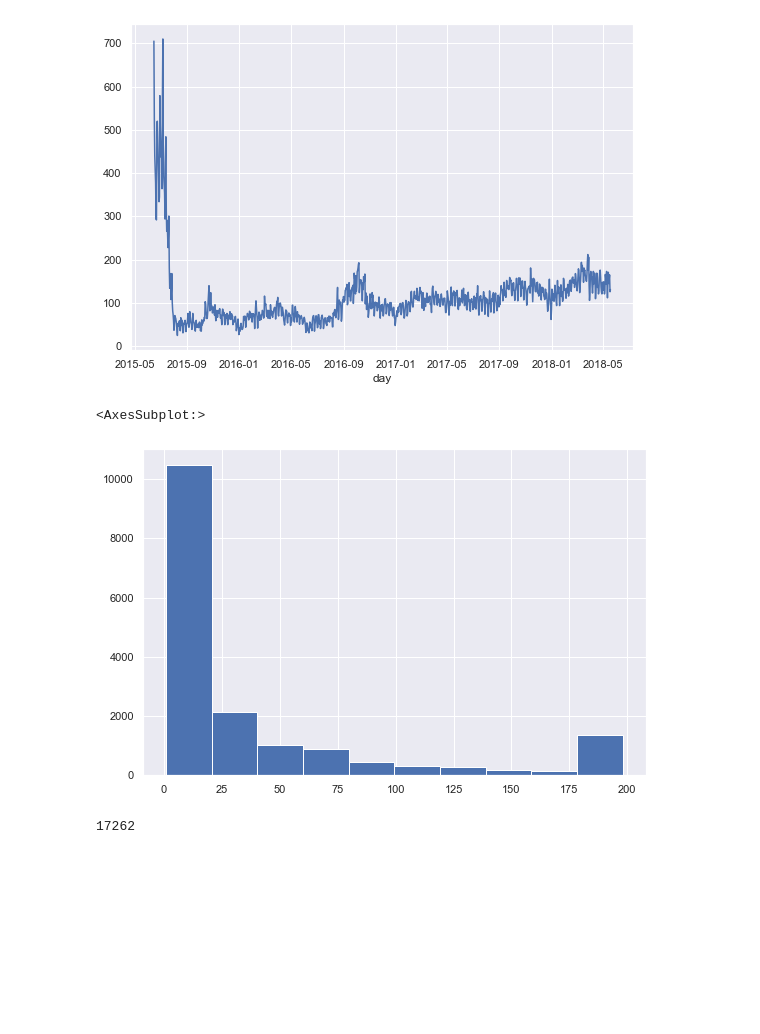
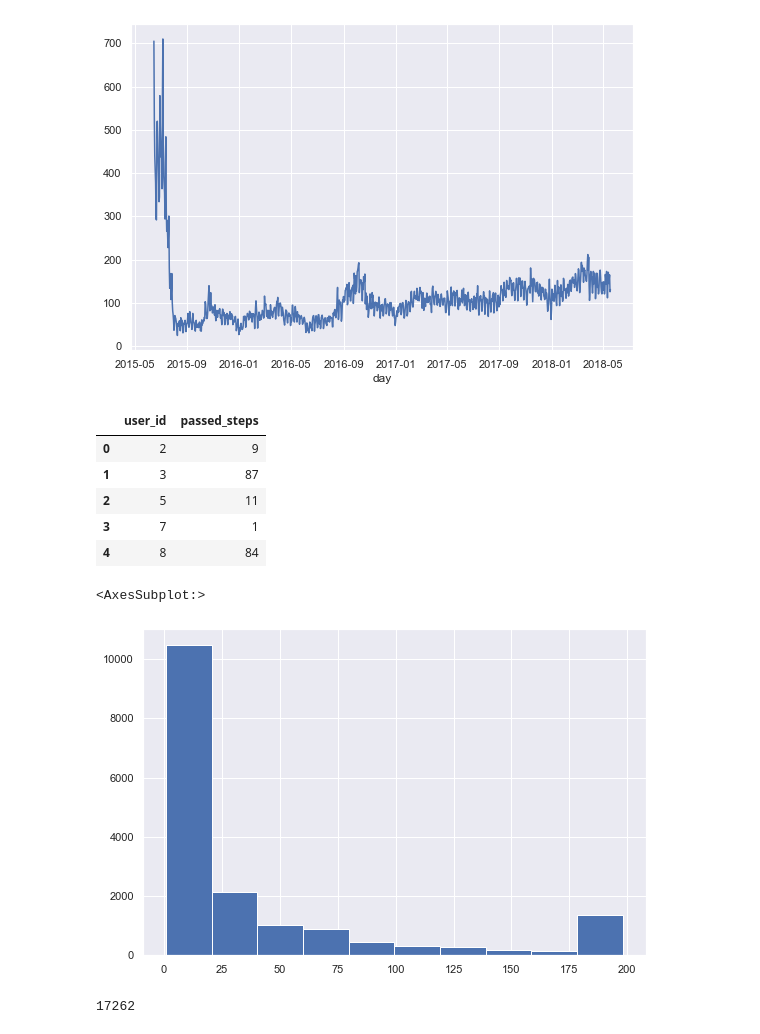
Before and after one commit to vasiljev-sr/MyJupyterNotebook, a Jupyter notebook: Stepik/step1/ML contest.ipynb, the cells around one changed output. Saved outputs shown, nothing was run; the diff lists cells and outputs as text; code cells hidden in the pictures; blank space fills up the shorter version.

```diff
--- a/Stepik/step1/ML contest.ipynb
+++ b/Stepik/step1/ML contest.ipynb
@@ -103,9 +105,19 @@ passed_stud = events_data.query('action == "passed"') \
     .groupby('user_id', as_index = False)\
     .agg({'step_id': 'count'}) \
     .rename(columns={'step_id': 'passed_steps'})
-# %%
-passed_stud.passed_steps.hist()
-# %% [output]
-<AxesSubplot:>
-[figure, removed]
+# %%
+passed_stud.head()
+# %% [output]
+|  | user_id | passed_steps |
+| 0 | 2 | 9 |
+| 1 | 3 | 87 |
+| 2 | 5 | 11 |
+| 3 | 7 | 1 |
+| 4 | 8 | 84 |
+# %%
+# зависимость количества студетнов от пройденных шагов
+passed_stud.passed_steps.hist()
+# %% [output]
+<AxesSubplot:>
+[figure, added]
 # %%
```
Also changed, not shown: parts of 13 cells of this notebook, 3 other files.
